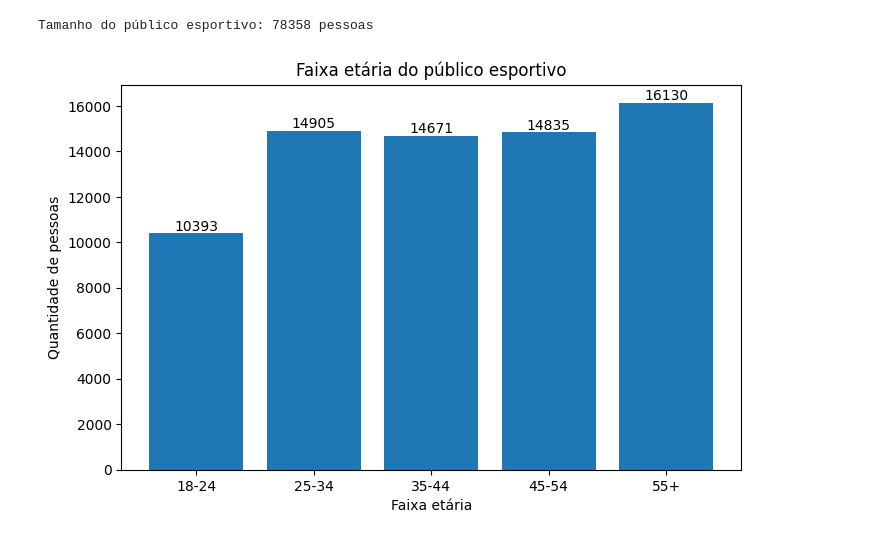
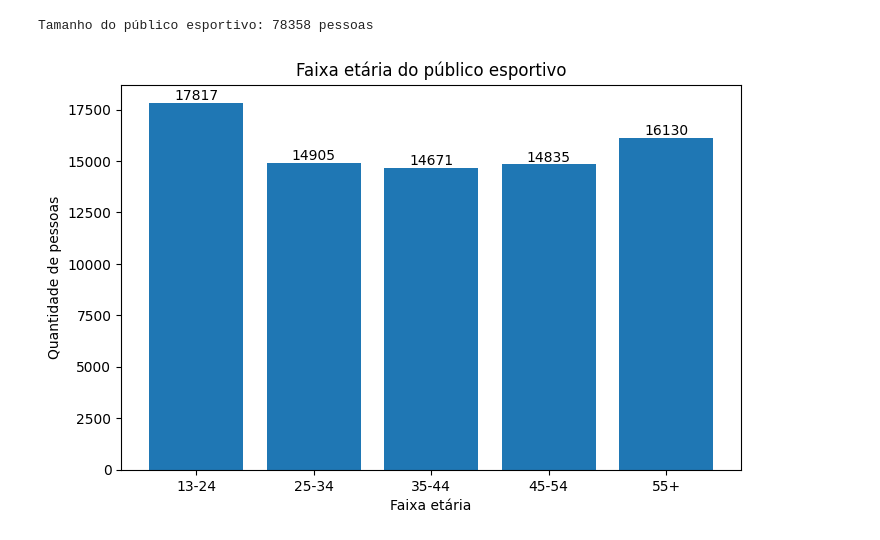
Before and after one commit to H3ytt0r62/SBD2-Social_Media_User_Analysis, a Jupyter notebook: Data layer/Raw/analytcs.ipynb, the cells around one changed output. Cells and saved outputs as stored; diff of their text form; code cells hidden in the pictures.

```diff
--- a/Data layer/Raw/analytcs.ipynb
+++ b/Data layer/Raw/analytcs.ipynb
@@ -420,29 +404,29 @@ Tamanho do público esportivo: 78358 pessoas
 # %%
 publico_esportivo['faixa_idade'] = pd.cut(
     publico_esportivo['age'],
-    bins=[18, 25, 35, 45, 55, 100],
-    labels=['18-24', '25-34', '35-44', '45-54', '55+'],
+    bins=[13, 25, 35, 45, 55, 100],
+    labels=['13-24', '25-34', '35-44', '45-54', '55+'],
     right=False
 )
 
 contagem = publico_esportivo['faixa_idade'].value_counts().sort_index()
 
 plt.figure(figsize=(8, 5))
 bars = plt.bar(contagem.index, contagem.values)
 
 for bar in bars:
     height = bar.get_height()
     plt.text(
         bar.get_x() + bar.get_width() / 2,
         height,
         f'{height}',
         ha='center',
         va='bottom'
     )
 
 plt.title('Faixa etária do público esportivo')
 plt.xlabel('Faixa etária')
 plt.ylabel('Quantidade de pessoas')
 plt.show()
 # %% [output]
-[figure, old version]
+[figure, new version]
```
Also changed, not shown: parts of 4 cells of this notebook.
